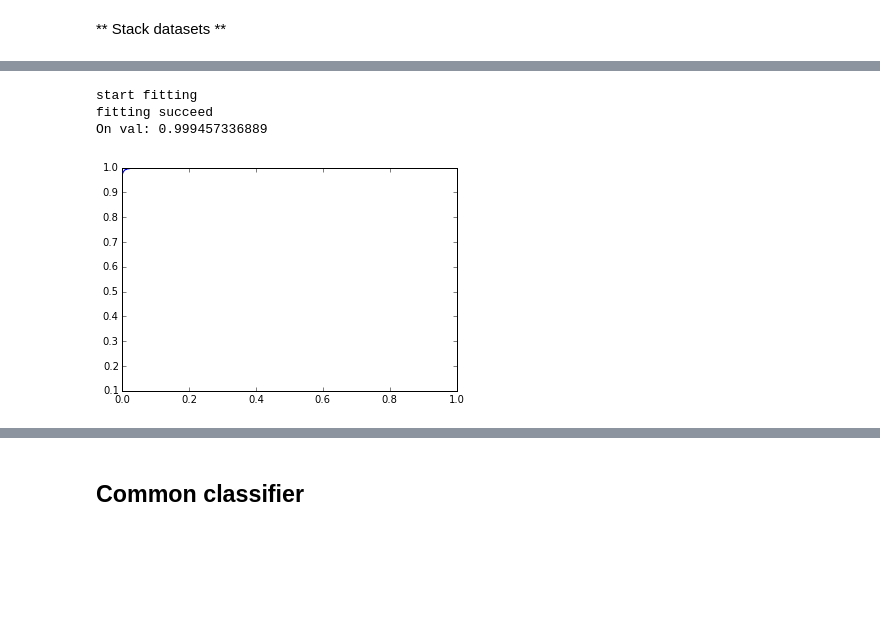
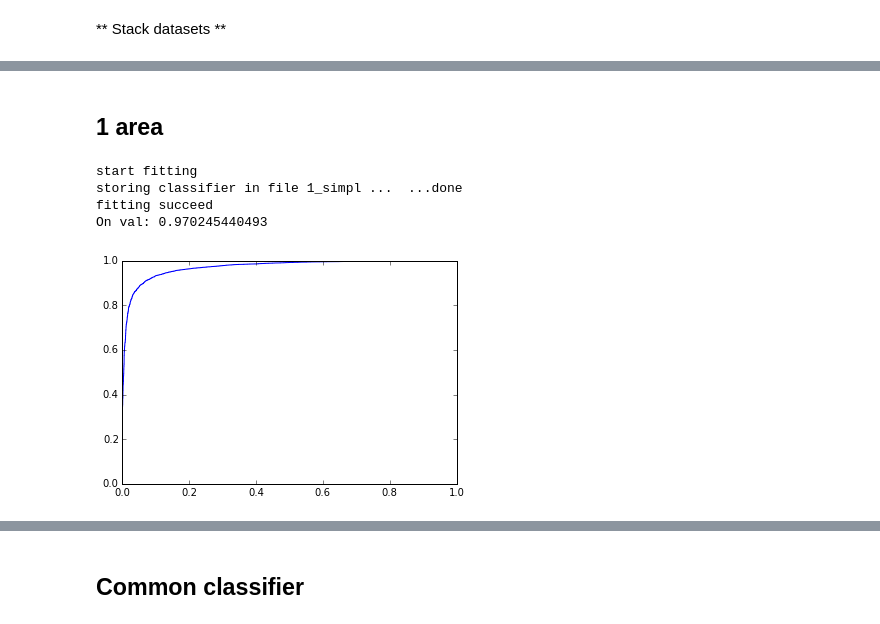
Before and after one commit to sayankotor/ecal_sep, a Jupyter notebook: models/ECAL_PS_XGboost-CommonClass.ipynb, the cells around one changed output, grey strips where cells are left out. Drawn from its saved outputs; the diff is of its cells as text; code cells hidden in the pictures; blank space fills up the shorter version.

Commit message:
common classifier ver 0

```diff
--- a/models/ECAL_PS_XGboost-CommonClass.ipynb
+++ b/models/ECAL_PS_XGboost-CommonClass.ipynb
@@ -42,7 +48,7 @@ class xgbClf:
     def fit(self, X_train, y_train):
         print "start fitting"
         self.xgb_clf.fit(dem.rev_(X_train), y_train)
-        #self.write(name)
+        self.write(self.name)
         print "fitting succeed"
     def count_score(self, X_val, y_val):
         valid_answ = self.xgb_clf.predict_proba(dem.rev_(X_val))
@@ -50,15 +56,17 @@ class xgbClf:
         print "On val:", roc_auc_score(y_val, valid_answ[:,1])
         fpr_, tpr_, thresholds_ = roc_curve(y_val, valid_answ[:,1])
         plt.plot(fpr_, tpr_, label="Roc-Curve")
-        plt.savefig("2area_all.png")
 
     def predict_prob(self,test_sample):
-        return self.xgb_clf.predict_proba(test_sample)
+        return self.xgb_clf.predict_proba(dem.rev_(test_sample))
     def write (self, file_name):
         import pickle
         print "storing classifier in file", file_name,"...",
-        pickle.dump(self.xgb_clf, open (file_name, "wb"))
+        pickle.dump(self.xgb_clf, open ('class/'+file_name, "wb"))
         print " ...done"
+    #def loads(self, params=None):
+        #print "loads", self.name
+        #self.xgb_clf._Booster.load_model('class/'+self.name)
 # %% [output]
 Populating the interactive namespace from numpy and matplotlib
 # %% [markdown]
@@ -77 +85,3 @@ X_all shape2 (41304, 2, 5, 5)
 (2,)
+# %%
+(X_train1,X_val1,y_train1,y_val1, area_train1, area_val1), (X_train_rec1,X_val_rec1,y_train_rec1,y_val_rec1, area_train_rec1, area_val_rec1) = dem.preprocess2('../../../obt_data/Pi0Area1.pcl', '../../../obt_data/PhArea1.pcl')
@@ -78,9 +128,12 @@ X_all shape2 (41304, 2, 5, 5)
+# %% [markdown]
+## 1 area ##
 # %%
 clf1_simple= xgbClf('1_simpl')
-clf1_simple.fit(X_train, y_train)
-clf1_simple.count_score(X_val, y_val)
+clf1_simple.fit(X_train1, y_train1)
+clf1_simple.count_score(X_val1, y_val1)
 # %% [output]
 start fitting
+storing classifier in file 1_simpl ...  ...done
 fitting succeed
-On val: 0.999457336889
+On val: 0.970245440493
-[figure, old version]
+[figure, new version]
```
Also changed, not shown: parts of 29 cells of this notebook, 1 other file.
